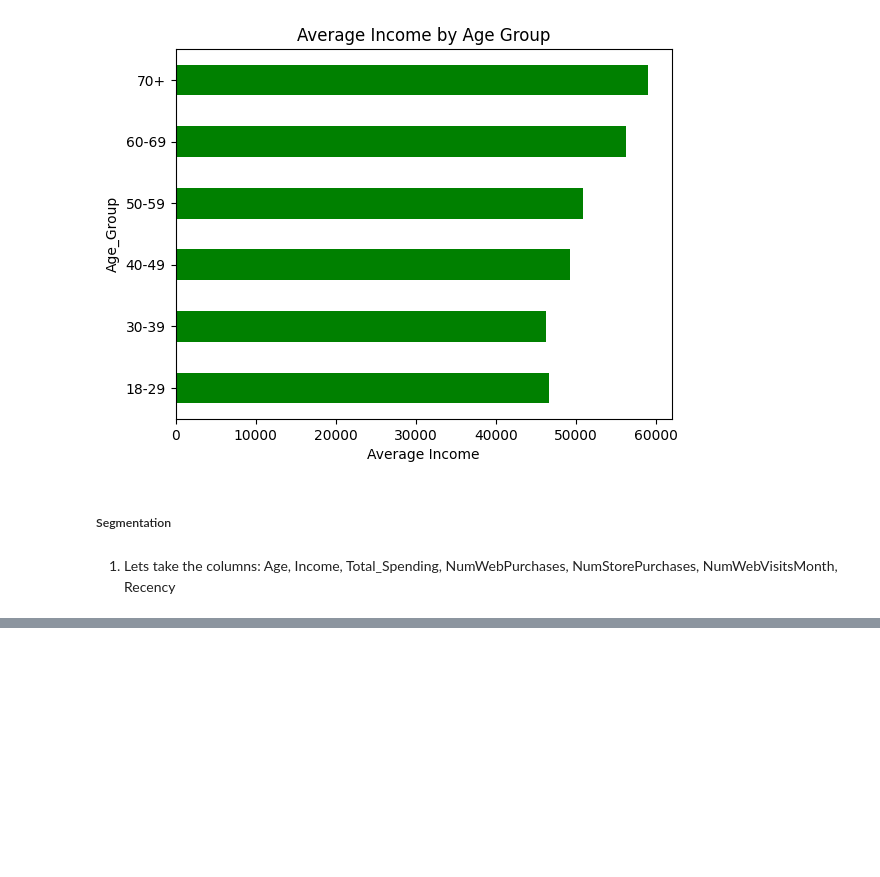
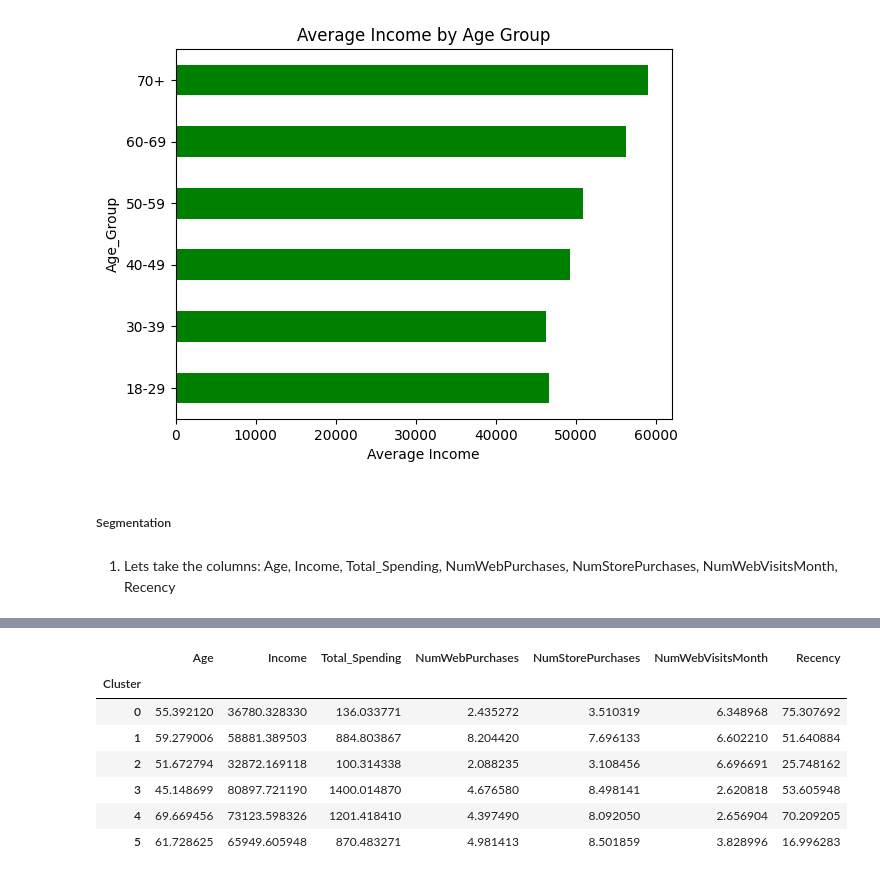
Before and after one commit to SundeepChaluvadi/Customer-Segmentation-Project, a Jupyter notebook: Analysis_Model.ipynb, the cells around one changed output, grey strips where cells are left out. Cells and saved outputs as stored; diff of their text form; code cells hidden in the pictures; blank space fills up the shorter version.

```diff
--- a/Analysis_Model.ipynb
+++ b/Analysis_Model.ipynb
@@ -361,0 +434,13 @@ segmentation_features = ['Age', 'Income', 'Total_Spending', 'NumWebPurchases', '
+# %%
+cluster_summary = customers_df.groupby('Cluster')[segmentation_features].mean()
+# %%
+cluster_summary
+# %% [output]
+|  | Age | Income | Total_Spending | NumWebPurchases | NumStorePurchases | NumWebVisitsMonth | Recency |
+| Cluster |  |  |  |  |  |  |  |
+| 0 | 55.392120 | 36780.328330 | 136.033771 | 2.435272 | 3.510319 | 6.348968 | 75.307692 |
+| 1 | 59.279006 | 58881.389503 | 884.803867 | 8.204420 | 7.696133 | 6.602210 | 51.640884 |
+| 2 | 51.672794 | 32872.169118 | 100.314338 | 2.088235 | 3.108456 | 6.696691 | 25.748162 |
+| 3 | 45.148699 | 80897.721190 | 1400.014870 | 4.676580 | 8.498141 | 2.620818 | 53.605948 |
+| 4 | 69.669456 | 73123.598326 | 1201.418410 | 4.397490 | 8.092050 | 2.656904 | 70.209205 |
+| 5 | 61.728625 | 65949.605948 | 870.483271 | 4.981413 | 8.501859 | 3.828996 | 16.996283 |
```
Also changed, not shown: parts of 17 cells of this notebook, 3 other files.
